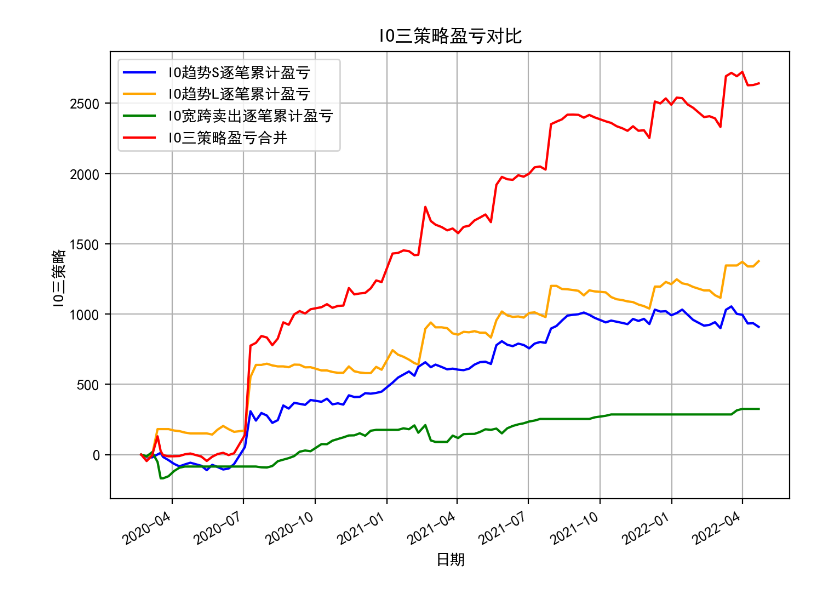
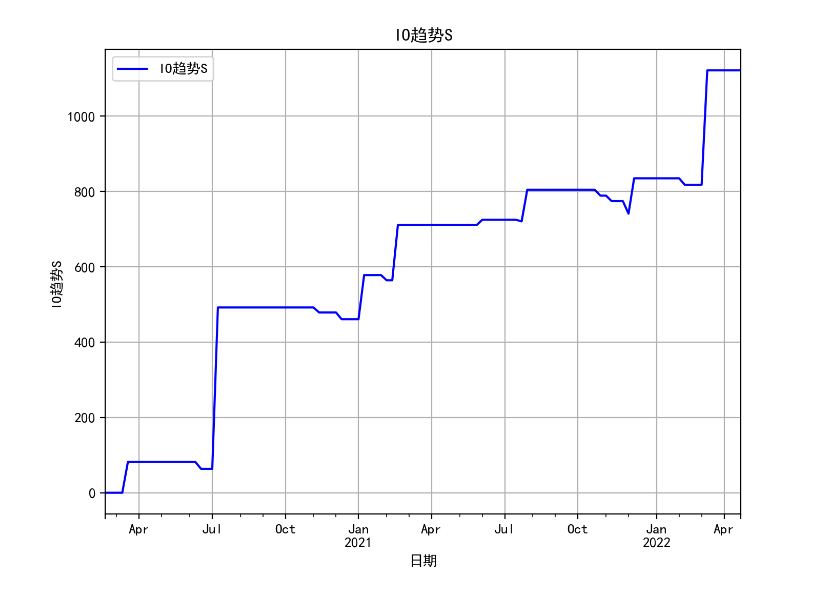
Before and after one commit to chenxz186/ZJN, a Jupyter notebook: data_show/matp_many_lines.ipynb, the cells around one changed output. Drawn from its saved outputs; the diff is of its cells as text; code cells hidden in the pictures.

```diff
--- a/data_show/matp_many_lines.ipynb
+++ b/data_show/matp_many_lines.ipynb
@@ -178,11 +178,11 @@ def show_pnl_6():
     df2.index = pd.to_datetime(df2['交易日'], format='%Y-%m-%d')  # 字符串转换成日期格式
     print(df2)
 
-    df3 = pd.read_excel('IO宽跨卖出每周核算数据.xls')
+    df3 = pd.read_excel('IO趋势1D每周核算数据.xls')
     df3.index = pd.to_datetime(df3['交易日'], format='%Y-%m-%d')  # 字符串转换成日期格式
     print(df3)
 
-    df4 = pd.read_excel('IO趋势1D每周核算数据.xls')
+    df4 = pd.read_excel('IO宽跨卖出每周核算数据.xls')
     df4.index = pd.to_datetime(df4['交易日'], format='%Y-%m-%d')  # 字符串转换成日期格式
     print(df4)
 
@@ -192,10 +192,10 @@ def show_pnl_6():
 
     fig = plt.figure(figsize=(8, 6), dpi=200)  # dpi是提高分辨率的参数
     ax1 = fig.add_subplot(111)
-    df1['逐笔累计盈亏'].plot(ax=ax1, grid=True, color='blue', label='IO趋势S逐笔累计盈亏')
-    df2['逐笔累计盈亏'].plot(ax=ax1, grid=True, color='orange', label='IO趋势L逐笔累计盈亏')
-    df3['逐笔累计盈亏'].plot(ax=ax1, grid=True, color='green', label='IO宽跨卖出逐笔累计盈亏')
-    df4['逐笔累计盈亏'].plot(ax=ax1, grid=True, color='purple', label='IO趋势1D逐笔累计盈亏')
+    df1['逐笔累计盈亏'].plot(ax=ax1, grid=True, color='blue', label='IO趋势S')
+    df2['逐笔累计盈亏'].plot(ax=ax1, grid=True, color='orange', label='IO趋势L')
+    df3['逐笔累计盈亏'].plot(ax=ax1, grid=True, color='purple', label='IO趋势1D')
+    df4['逐笔累计盈亏'].plot(ax=ax1, grid=True, color='green', label='IO宽跨卖出')
     df['逐笔累计盈亏'].plot(ax=ax1, grid=True, color='red', label='IO四策略盈亏合并')
     plt.xlabel('日期')
     ax1.set_ylabel('IO四策略')
@@ -204,23 +204,88 @@ def show_pnl_6():
     plt.show()
 
 
-def show_pnl_single():
-    df = pd.read_excel('IO趋势15M每周核算数据.xls')
+def show_pnl_single1():
+    df1 = pd.read_excel('IO趋势1D每周核算数据.xls')
+    df1.index = pd.to_datetime(df1['交易日'], format='%Y-%m-%d')  # 字符串转换成日期格式
+    print(df1)
+
+    fig = plt.figure(figsize=(8, 6), dpi=200)  # dpi是提高分辨率的参数
+    ax1 = fig.add_subplot(111)
+    df1['逐笔累计盈亏'].plot(ax=ax1, grid=True, color='blue', label='IO趋势S')
+    plt.xlabel('日期')
+    ax1.set_ylabel('IO趋势S')
+    plt.legend(loc=2)
+    plt.title('IO趋势S')
+    plt.show()
+
+
+def show_pnl_single2():
+    df2 = pd.read_excel('IO趋势60M每周核算数据.xls')
+    df2.index = pd.to_datetime(df2['交易日'], format='%Y-%m-%d')  # 字符串转换成日期格式
+    print(df2)
+
+    fig = plt.figure(figsize=(8, 6), dpi=200)  # dpi是提高分辨率的参数
+    ax1 = fig.add_subplot(111)
+    df2['逐笔累计盈亏'].plot(ax=ax1, grid=True, color='orange', label='IO趋势L')
+    plt.xlabel('日期')
+    ax1.set_ylabel('IO趋势L')
+    plt.legend(loc=2)
+    plt.title('IO趋势L')
+    plt.show()
+
+
+def show_pnl_single3():
+    df3 = pd.read_excel('IO趋势1D每周核算数据.xls')
+    df3.index = pd.to_datetime(df3['交易日'], format='%Y-%m-%d')  # 字符串转换成日期格式
+    print(df3)
+
+    fig = plt.figure(figsize=(8, 6), dpi=200)  # dpi是提高分辨率的参数
+    ax1 = fig.add_subplot(111)
+    df3['逐笔累计盈亏'].plot(ax=ax1, grid=True, color='purple', label='IO趋势1D')
+    plt.xlabel('日期')
+    ax1.set_ylabel('IO趋势1D')
+    plt.legend(loc=2)
+    plt.title('IO趋势1D')
+    plt.show()
+
+
+def show_pnl_7():
+    df1 = pd.read_excel('IO趋势15M每周核算数据.xls')
+    df1.index = pd.to_datetime(df1['交易日'], format='%Y-%m-%d')  # 字符串转换成日期格式
+    print(df1)
+
+    df2 = pd.read_excel('IO趋势60M每周核算数据.xls')
+    df2.index = pd.to_datetime(df2['交易日'], format='%Y-%m-%d')  # 字符串转换成日期格式
+    print(df2)
+
+    df3 = pd.read_excel('IO趋势1D每周核算数据.xls')
+    df3.index = pd.to_datetime(df3['交易日'], format='%Y-%m-%d')  # 字符串转换成日期格式
+    print(df3)
+
+    df = pd.read_excel('IO三策略合并每周核算数据.xls')
     df.index = pd.to_datetime(df['交易日'], format='%Y-%m-%d')  # 字符串转换成日期格式
     print(df)
 
-    # 画单轴
-    ax1 = plt.subplot(1, 1, 1)
-    plt.sca(ax1)
-    plt.title('IO策略盈亏')
-    plt.plot(df['逐笔累计盈亏'])
-    plt.grid()
+    fig = plt.figure(figsize=(8, 6), dpi=200)  # dpi是提高分辨率的参数
+    ax1 = fig.add_subplot(111)
+    df1['逐笔累计盈亏'].plot(ax=ax1, grid=True, color='blue', label='IO趋势S')
+    df2['逐笔累计盈亏'].plot(ax=ax1, grid=True, color='orange', label='IO趋势L')
+    df3['逐笔累计盈亏'].plot(ax=ax1, grid=True, color='purple', label='IO趋势1D')
+    df['逐笔累计盈亏'].plot(ax=ax1, grid=True, color='red', label='IO三策略盈亏合并')
+    plt.xlabel('日期')
+    ax1.set_ylabel('IO三策略')
+    plt.legend(loc=2)
+    plt.title('IO三策略盈亏对比')
     plt.show()
 
 
 if __name__ == '__main__':
-    show_pnl_5()
-    show_pnl_6()
+#     show_pnl_5()
+#     show_pnl_6()
+    show_pnl_single1()
+    show_pnl_single2()
+    show_pnl_single3()
+    show_pnl_7()
 # %% [output]
                   交易日    涨跌  逐笔累计盈亏
 交易日
@@ -242 +305 @@ if __name__ == '__main__':
-[figure, old version]
+[figure, new version]
```
Also changed, not shown: parts of 1 cell of this notebook, 16 other files.
